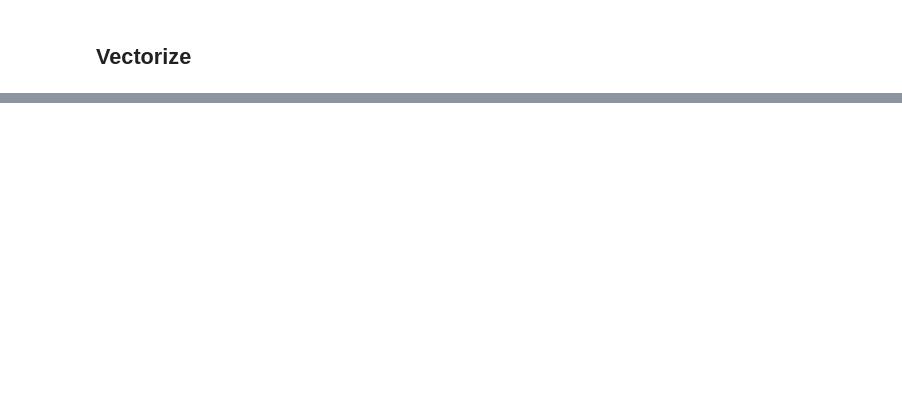
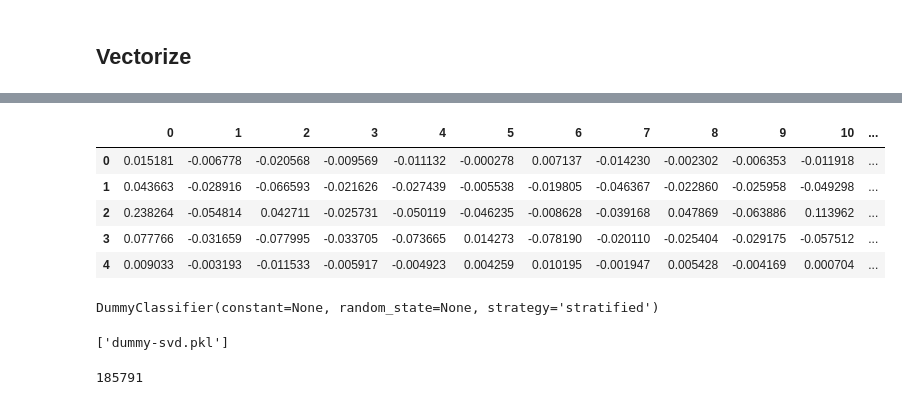
Before and after one commit to markabrennan/Twitter_bot_analysis, a Jupyter notebook: Mark_NLP.ipynb, the cells around one changed output, grey strips where cells are left out. Drawn from its saved outputs; the diff is of its cells as text; code cells hidden in the pictures; blank space fills up the shorter version.

```diff
--- a/Mark_NLP.ipynb
+++ b/Mark_NLP.ipynb
@@ -299,0 +663,2 @@ df['tokenized_tweets'][10]
+# %%
+X_train_tfidf_vec = tfidf.fit_transform(X_train.lemmatized_tweets)
@@ -299,0 +699,4 @@ df['tokenized_tweets'][10]
+# %%
+lsa = TruncatedSVD(n_components=100)
+# %%
+lsa_train_vec = lsa.fit_transform(X_train_tfidf_vec)
@@ -299,0 +763,2 @@ df['tokenized_tweets'][10]
+# %%
+lsa_train_df = pd.DataFrame(lsa_train_vec)
@@ -299,0 +792,9 @@ df['tokenized_tweets'][10]
+# %%
+lsa_train_df.head()
+# %% [output]
+|  | 0 | 1 | 2 | 3 | 4 | 5 | 6 | 7 | 8 | 9 | 10 | ... |
+| 0 | 0.015181 | -0.006778 | -0.020568 | -0.009569 | -0.011132 | -0.000278 | 0.007137 | -0.014230 | -0.002302 | -0.006353 | -0.011918 | ... |
+| 1 | 0.043663 | -0.028916 | -0.066593 | -0.021626 | -0.027439 | -0.005538 | -0.019805 | -0.046367 | -0.022860 | -0.025958 | -0.049298 | ... |
+| 2 | 0.238264 | -0.054814 | 0.042711 | -0.025731 | -0.050119 | -0.046235 | -0.008628 | -0.039168 | 0.047869 | -0.063886 | 0.113962 | ... |
+| 3 | 0.077766 | -0.031659 | -0.077995 | -0.033705 | -0.073665 | 0.014273 | -0.078190 | -0.020110 | -0.025404 | -0.029175 | -0.057512 | ... |
+| 4 | 0.009033 | -0.003193 | -0.011533 | -0.005917 | -0.004923 | 0.004259 | 0.010195 | -0.001947 | 0.005428 | -0.004169 | 0.000704 | ... |
@@ -299,0 +803,5 @@ df['tokenized_tweets'][10]
+# %%
+dummy = DummyClassifier()
+dummy.fit(lsa_train_df, y_train)
+# %% [output]
+DummyClassifier(constant=None, random_state=None, strategy='stratified')
@@ -299,0 +811,8 @@ df['tokenized_tweets'][10]
+# %%
+joblib.dump(dummy, 'dummy-svd.pkl')
+# %% [output]
+['dummy-svd.pkl']
+# %%
+len(X_train_vector.toarray())
+# %% [output]
+185791
```
Also changed, not shown: parts of 135 cells of this notebook, 1 other file.
